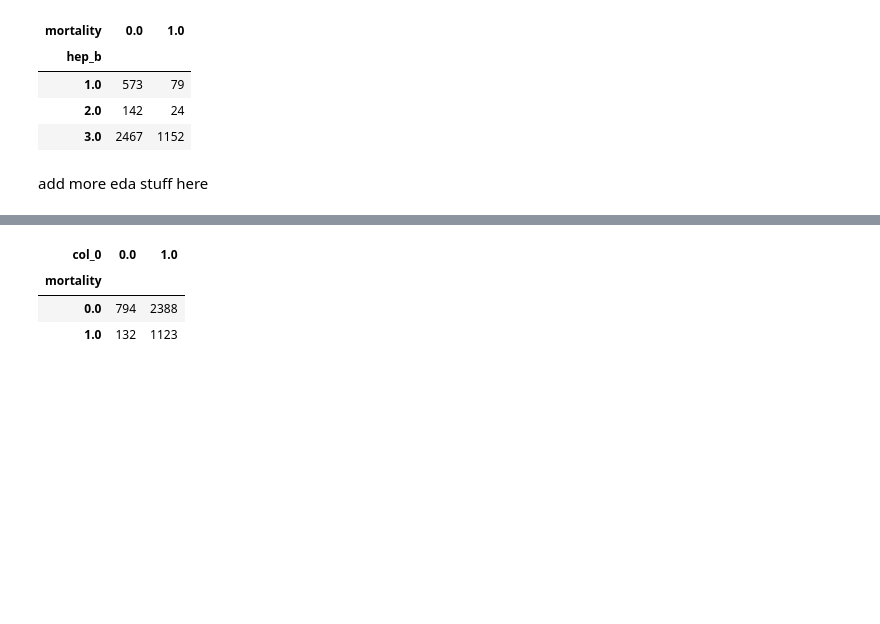
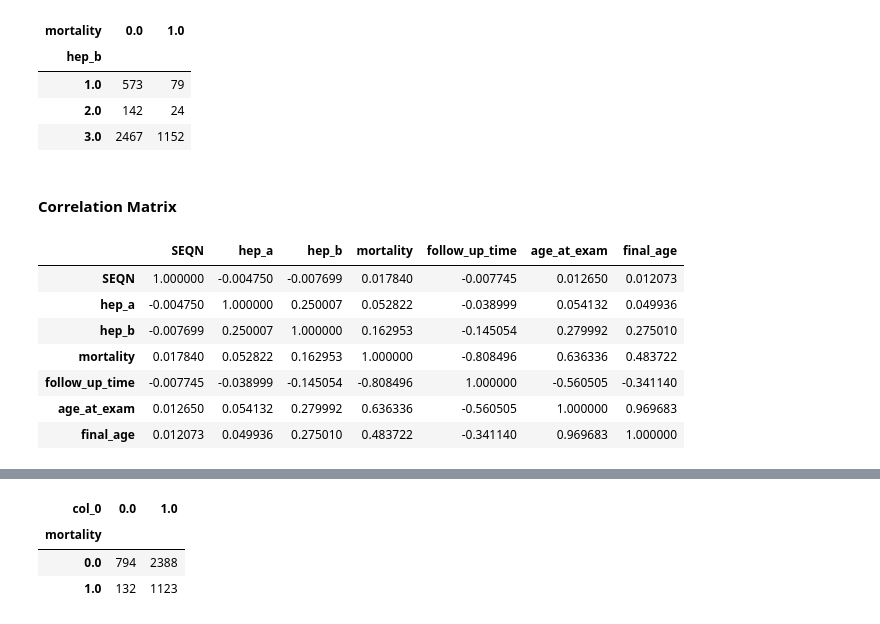
Before and after one commit to swt2vv/ds3021-project1, a Jupyter notebook: project_1_bsds.ipynb, the cells around one changed output, grey strips where cells are left out. Saved outputs shown, nothing was run; the diff lists cells and outputs as text; code cells hidden in the pictures; blank space fills up the shorter version.

```diff
--- a/project_1_bsds.ipynb
+++ b/project_1_bsds.ipynb
@@ -221,5 +242,16 @@ hep_b_mort_cont
 | 1.0 | 573 | 79 |
 | 2.0 | 142 | 24 |
 | 3.0 | 2467 | 1152 |
-# %% [markdown]
-add more eda stuff here
+# %% [markdown]
+#### Correlation Matrix
+# %%
+imq_mort_np.corr()
+# %% [output]
+|  | SEQN | hep_a | hep_b | mortality | follow_up_time | age_at_exam | final_age |
+| SEQN | 1.000000 | -0.004750 | -0.007699 | 0.017840 | -0.007745 | 0.012650 | 0.012073 |
+| hep_a | -0.004750 | 1.000000 | 0.250007 | 0.052822 | -0.038999 | 0.054132 | 0.049936 |
+| hep_b | -0.007699 | 0.250007 | 1.000000 | 0.162953 | -0.145054 | 0.279992 | 0.275010 |
+| mortality | 0.017840 | 0.052822 | 0.162953 | 1.000000 | -0.808496 | 0.636336 | 0.483722 |
+| follow_up_time | -0.007745 | -0.038999 | -0.145054 | -0.808496 | 1.000000 | -0.560505 | -0.341140 |
+| age_at_exam | 0.012650 | 0.054132 | 0.279992 | 0.636336 | -0.560505 | 1.000000 | 0.969683 |
+| final_age | 0.012073 | 0.049936 | 0.275010 | 0.483722 | -0.341140 | 0.969683 | 1.000000 |
```
Also changed, not shown: parts of 19 cells of this notebook.
